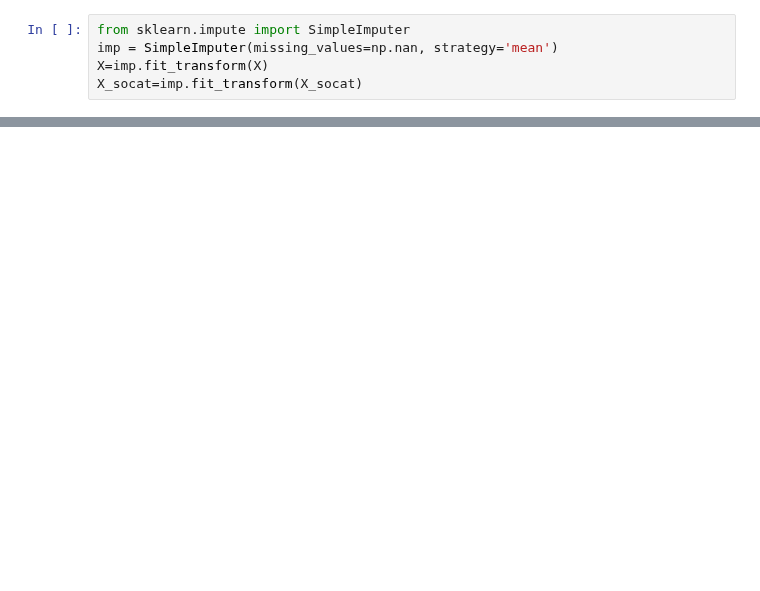
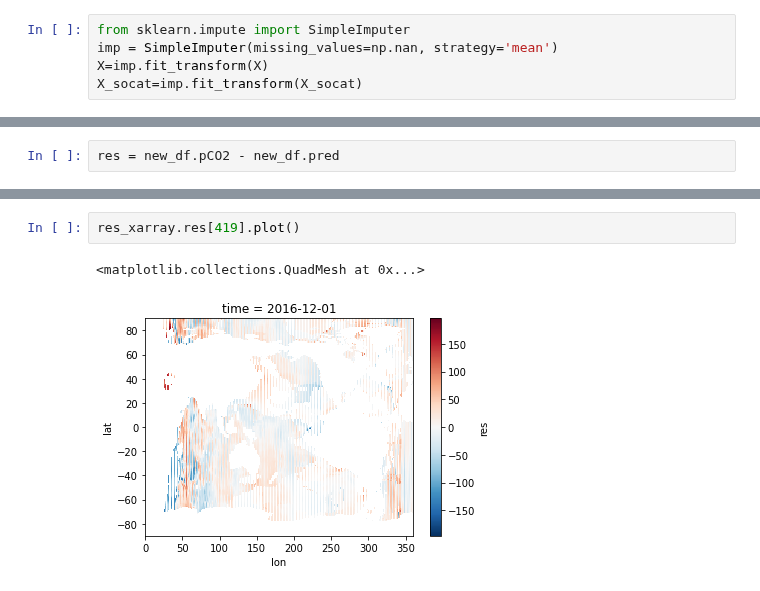
Before and after one commit to sk981102/ocean_co2, a Jupyter notebook: notebooks/baseline_ml/005_rf_base_mpi.ipynb, the cells around one changed output, grey strips where cells are left out. Cells and saved outputs as stored; diff of their text form; blank space fills up the shorter version.

```diff
--- a/notebooks/baseline_ml/005_rf_base_mpi.ipynb
+++ b/notebooks/baseline_ml/005_rf_base_mpi.ipynb
@@ -207,0 +231,2 @@ final_test_rmse
+# %%
+res = new_df.pCO2 - new_df.pred
@@ -207,0 +287,5 @@ final_test_rmse
+# %%
+res_xarray.res[419].plot()
+# %% [output]
+<matplotlib.collections.QuadMesh at 0x...>
+[figure, added]
```
Also changed, not shown: parts of 17 cells of this notebook, 4 other files.
